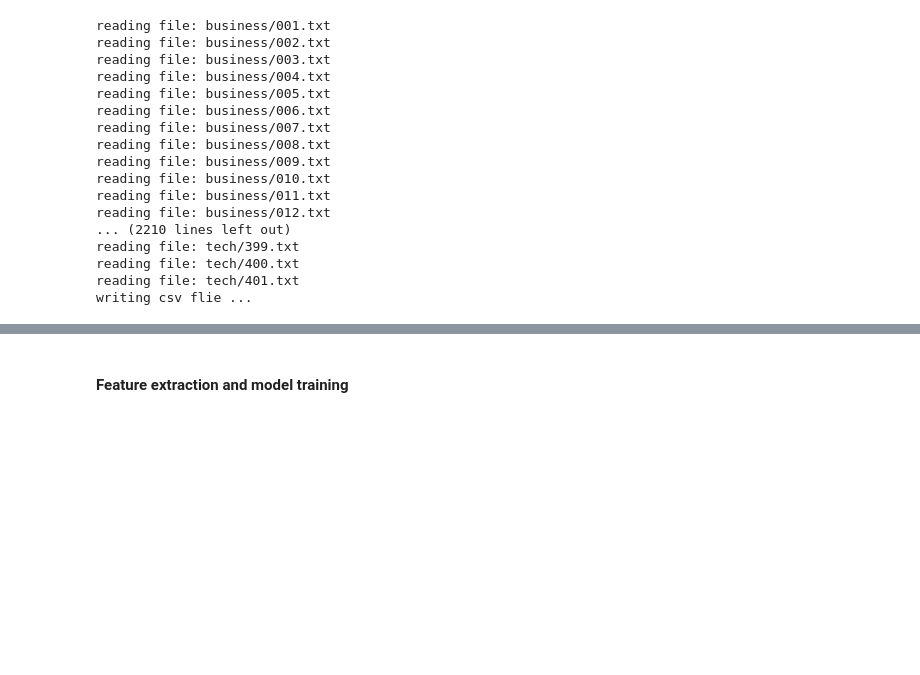
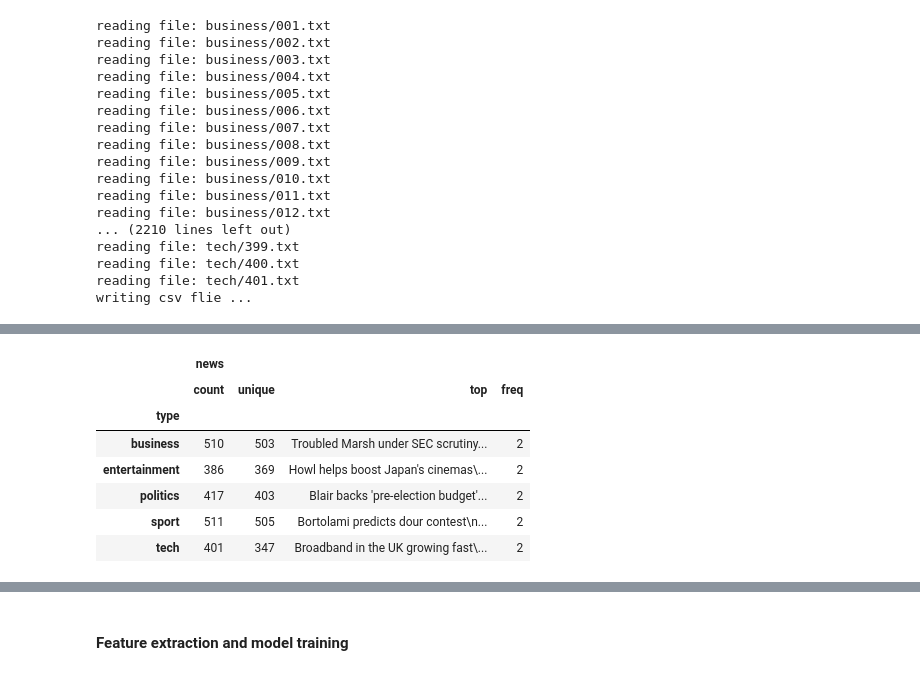
Before and after one commit to joeldias/BBC-News-Classification, a Jupyter notebook: BBC Data set News Classification.ipynb, the cells around one changed output, grey strips where cells are left out. Drawn from its saved outputs; the diff is of its cells as text; code cells hidden in the pictures; blank space fills up the shorter version.

```diff
--- a/BBC Data set News Classification.ipynb
+++ b/BBC Data set News Classification.ipynb
@@ -51,0 +79,11 @@ writing csv flie ...
+# %%
+df.groupby('type').describe()
+# %% [output]
+|  | news |  |  |  |
+|  | count | unique | top | freq |
+| type |  |  |  |  |
+| business | 510 | 503 | Troubled Marsh under SEC scrutiny... | 2 |
+| entertainment | 386 | 369 | Howl helps boost Japan's cinemas\... | 2 |
+| politics | 417 | 403 | Blair backs 'pre-election budget'... | 2 |
+| sport | 511 | 505 | Bortolami predicts dour contest\n... | 2 |
+| tech | 401 | 347 | Broadband in the UK growing fast\... | 2 |
```
Also changed, not shown: parts of 13 cells of this notebook.
